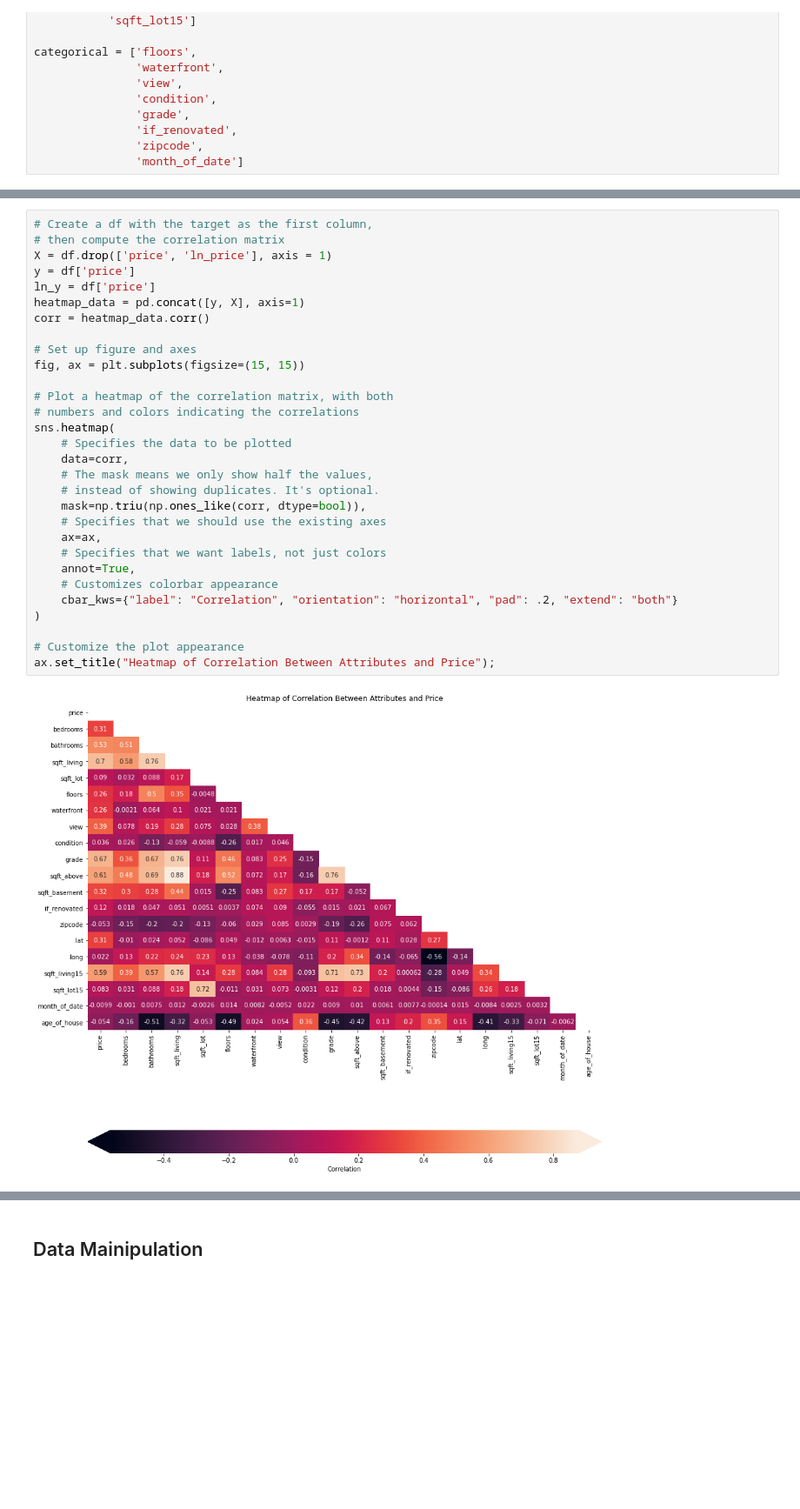
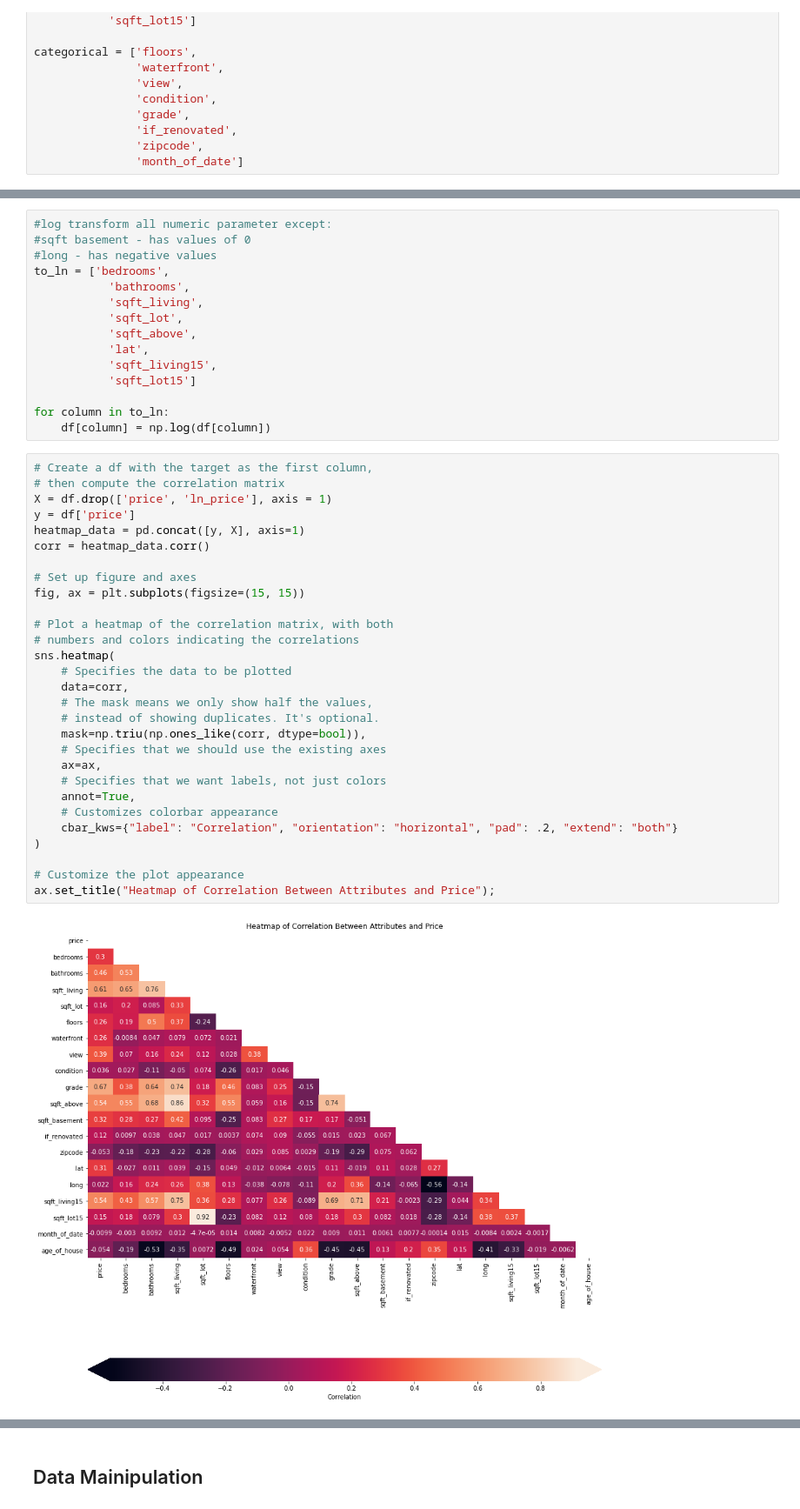
Before and after one commit to arthursjkim/King_County_Housing_Project, a Jupyter notebook: main.ipynb, the cells around one changed output, grey strips where cells are left out. Shown at 87% size. Cells and saved outputs as stored; diff of their text form; blank space fills up the shorter version.

```diff
--- a/main.ipynb
+++ b/main.ipynb
@@ -199,35 +216,49 @@ categorical = ['floors',
+# %%
+#log transform all numeric parameter except:
+#sqft basement - has values of 0
+#long - has negative values
+to_ln = ['bedrooms',
+           'bathrooms',
+           'sqft_living',
+           'sqft_lot',
+           'sqft_above',
+           'lat',
+           'sqft_living15',
+           'sqft_lot15']
+
+for column in to_ln:
+    df[column] = np.log(df[column])
 # %%
 # Create a df with the target as the first column,
 # then compute the correlation matrix
 X = df.drop(['price', 'ln_price'], axis = 1)
 y = df['price']
-ln_y = df['price']
 heatmap_data = pd.concat([y, X], axis=1)
 corr = heatmap_data.corr()
 
 # Set up figure and axes
 fig, ax = plt.subplots(figsize=(15, 15))
 
 # Plot a heatmap of the correlation matrix, with both
 # numbers and colors indicating the correlations
 sns.heatmap(
     # Specifies the data to be plotted
     data=corr,
     # The mask means we only show half the values,
     # instead of showing duplicates. It's optional.
     mask=np.triu(np.ones_like(corr, dtype=bool)),
     # Specifies that we should use the existing axes
     ax=ax,
     # Specifies that we want labels, not just colors
     annot=True,
     # Customizes colorbar appearance
     cbar_kws={"label": "Correlation", "orientation": "horizontal", "pad": .2, "extend": "both"}
 )
 
 # Customize the plot appearance
 ax.set_title("Heatmap of Correlation Between Attributes and Price");
 # %% [output]
-[figure, old version]
+[figure, new version]
 # %%
 #reporting the correlation between price (target) and predictors
 df.corr()['price'].drop(['ln_price']).map(abs).sort_values(ascending=False)
```
Also changed, not shown: parts of 103 cells of this notebook.
